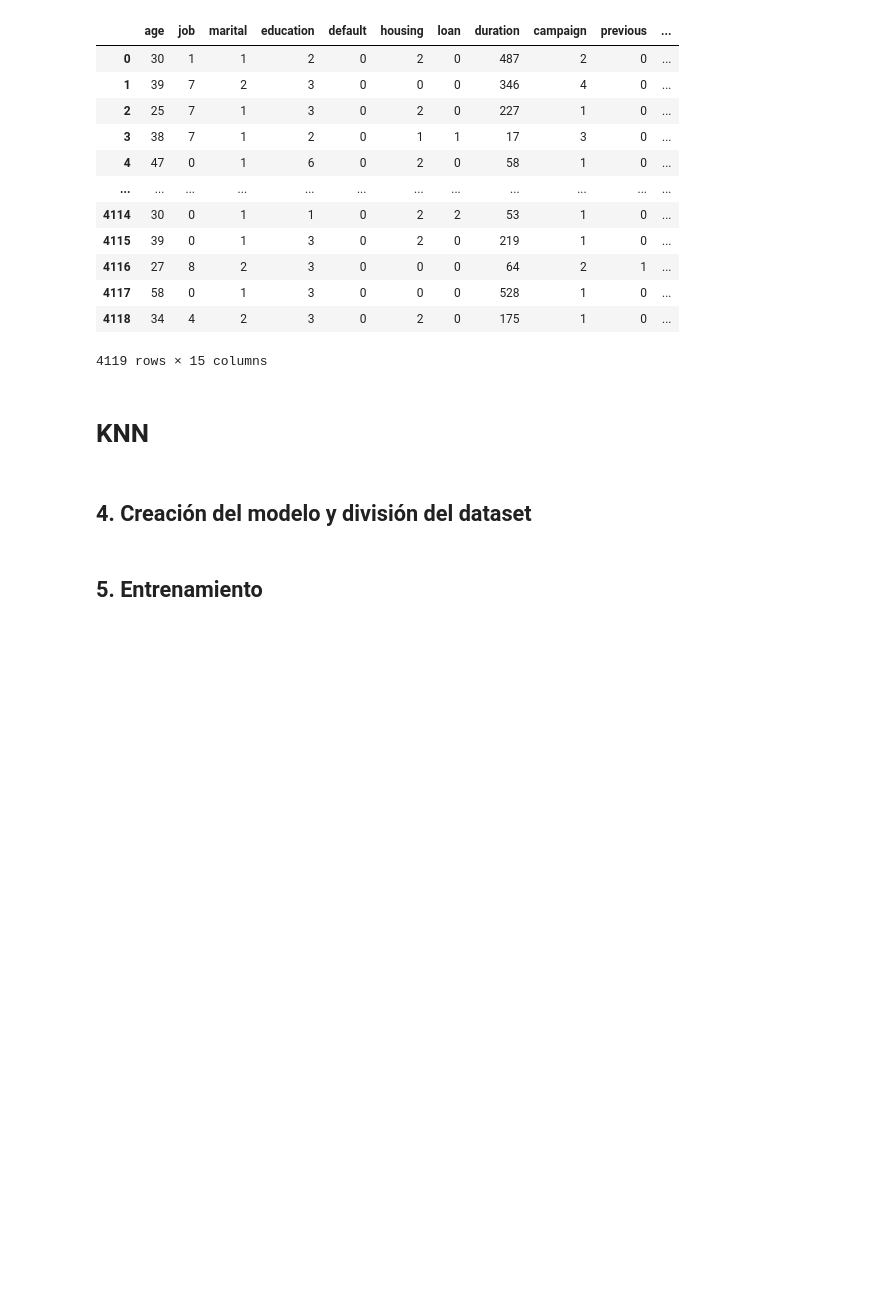
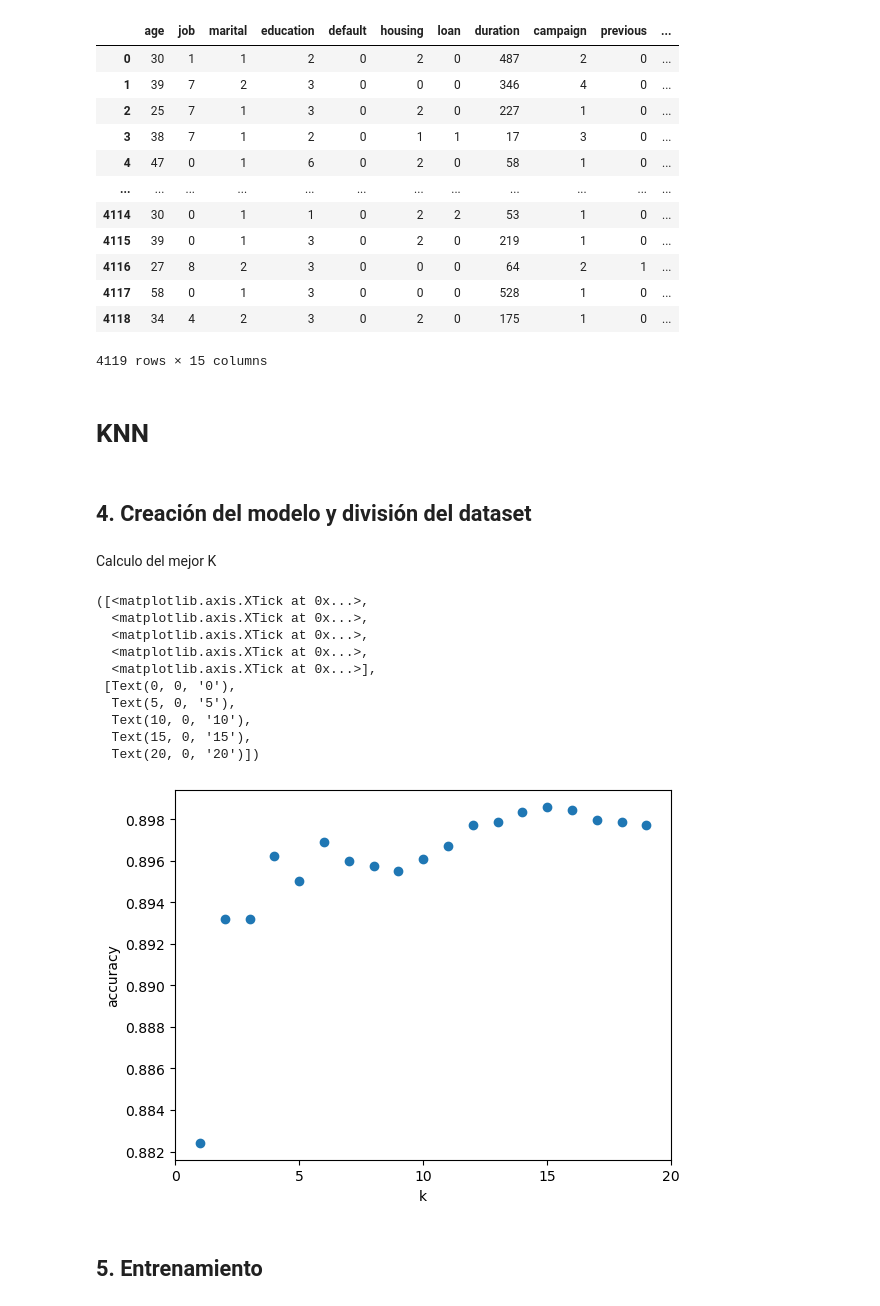
Before and after one commit to alexlloves/MachineLearningMethods, a Jupyter notebook: ML.UD2.Supervised-FinalProject.ipynb, the cells around one changed output. Cells and saved outputs as stored; diff of their text form; code cells hidden in the pictures; blank space fills up the shorter version.

```diff
--- a/ML.UD2.Supervised-FinalProject.ipynb
+++ b/ML.UD2.Supervised-FinalProject.ipynb
@@ -288,4 +289,35 @@ dt
 <h1>KNN</h1>
 # %% [markdown]
 ## 4. Creación del modelo y división del dataset
+# %% [markdown]
+Calculo del mejor K
+# %%
+#Determinar un rango. Por norma general, entre 1 a 15, o se puede empezar por 10. Todo depende del tamaño del DataSet.
+k_range = range(1, 20)
+
+#Bucle que recorre y adiestra con CADA UNO
+scores = []
+for k in k_range:
+      knn = KNeighborsClassifier(n_neighbors = k)
+      knn.fit(X_train, y_train)
+      scores.append(knn.score(X_test, y_test))
+
+#Graficas para visualizar. Los mejores Ks serán los que esten por arriba, lo mas cerca de 1. En este caso, entre 7 y 14 es lo mejor.
+plt.figure()
+plt.xlabel('k')
+plt.ylabel('accuracy')
+plt.scatter(k_range, scores)
+plt.xticks([0,5,10,15,20])
+# %% [output]
+([<matplotlib.axis.XTick at 0x...>,
+  <matplotlib.axis.XTick at 0x...>,
+  <matplotlib.axis.XTick at 0x...>,
+  <matplotlib.axis.XTick at 0x...>,
+  <matplotlib.axis.XTick at 0x...>],
+ [Text(0, 0, '0'),
+  Text(5, 0, '5'),
+  Text(10, 0, '10'),
+  Text(15, 0, '15'),
+  Text(20, 0, '20')])
+[figure, added]
 # %%
```
Also changed, not shown: parts of 9 cells of this notebook.
